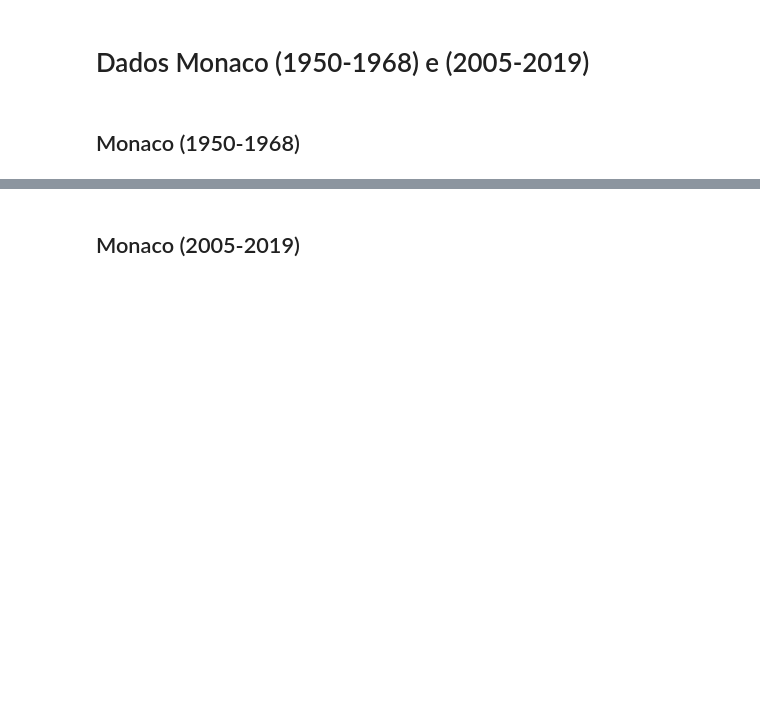
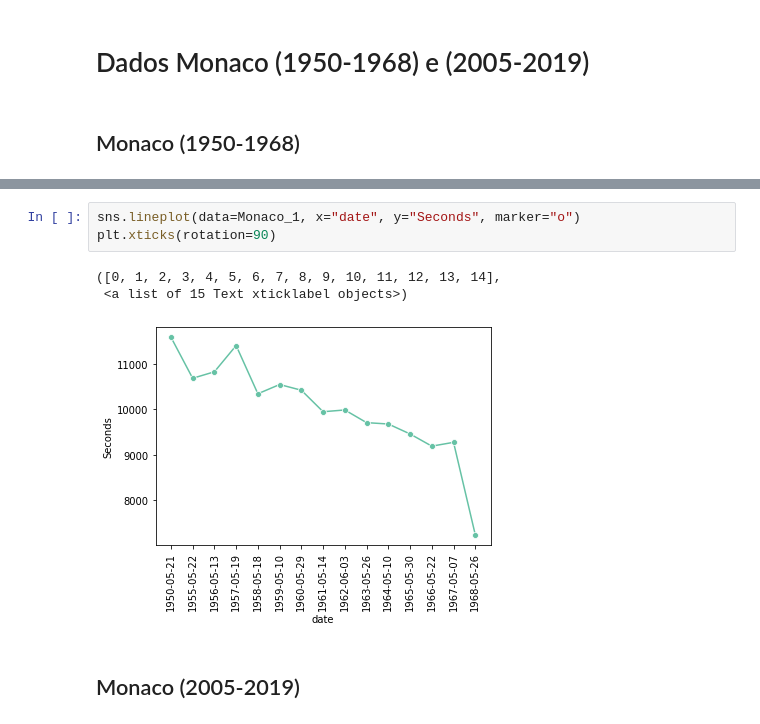
Before and after one commit to Caioviniciusb/Projeto_ICD, a Jupyter notebook: Projeto_ICD.ipynb, the cells around one changed output, grey strips where cells are left out. Drawn from its saved outputs; the diff is of its cells as text; blank space fills up the shorter version.

```diff
--- a/Projeto_ICD.ipynb
+++ b/Projeto_ICD.ipynb
@@ -296,6 +384,13 @@ Monaco_1
 | 12 | Monaco Grand Prix | 1956-05-13 | 1956 | Stirling Moss | British | Maserati | 2 | 1 | 3:00:32.9 | 10832 |
 | 13 | Monaco Grand Prix | 1957-05-19 | 1957 | Juan Fangio | Argentine | Maserati | 1 | 1 | 3:10:12.8 | 11412 |
 | 14 | Monaco Grand Prix | 1950-05-21 | 1950 | Juan Fangio | Argentine | Alfa Romeo | 1 | 1 | 3:13:18.7 | 11598 |
+# %%
+sns.lineplot(data=Monaco_1, x="date", y="Seconds", marker="o")
+plt.xticks(rotation=90)
+# %% [output]
+([0, 1, 2, 3, 4, 5, 6, 7, 8, 9, 10, 11, 12, 13, 14],
+ <a list of 15 Text xticklabel objects>)
+[figure, added]
 # %% [markdown]
 ## Monaco (2005-2019)
 # %%
```
Also changed, not shown: parts of 27 cells of this notebook.
